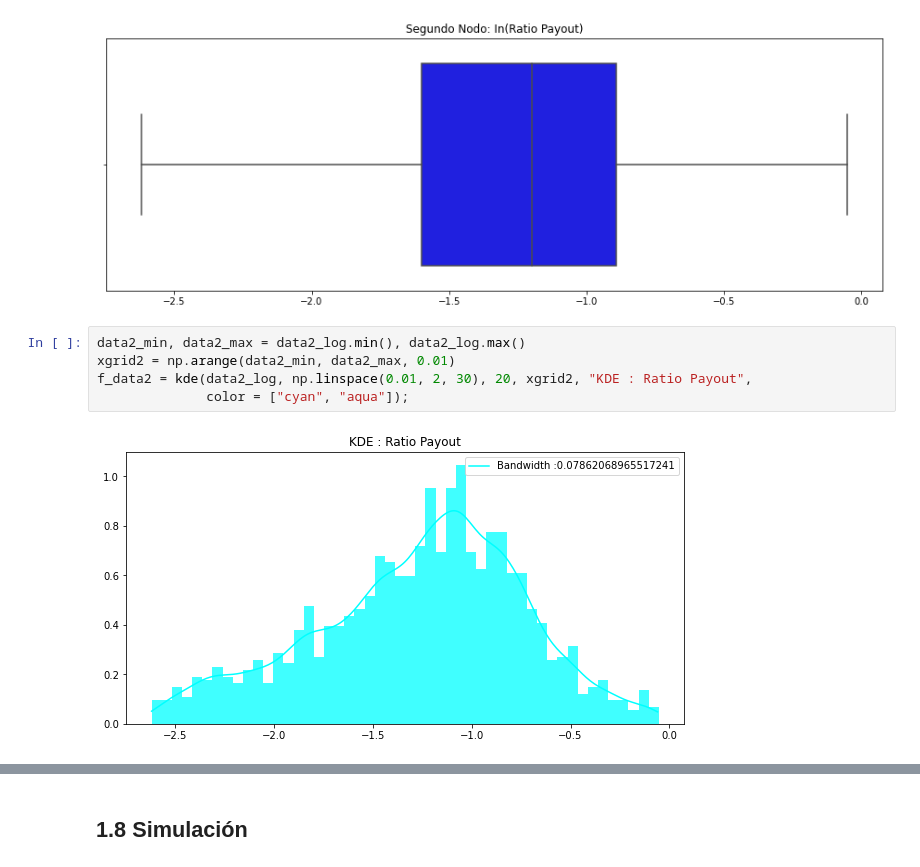
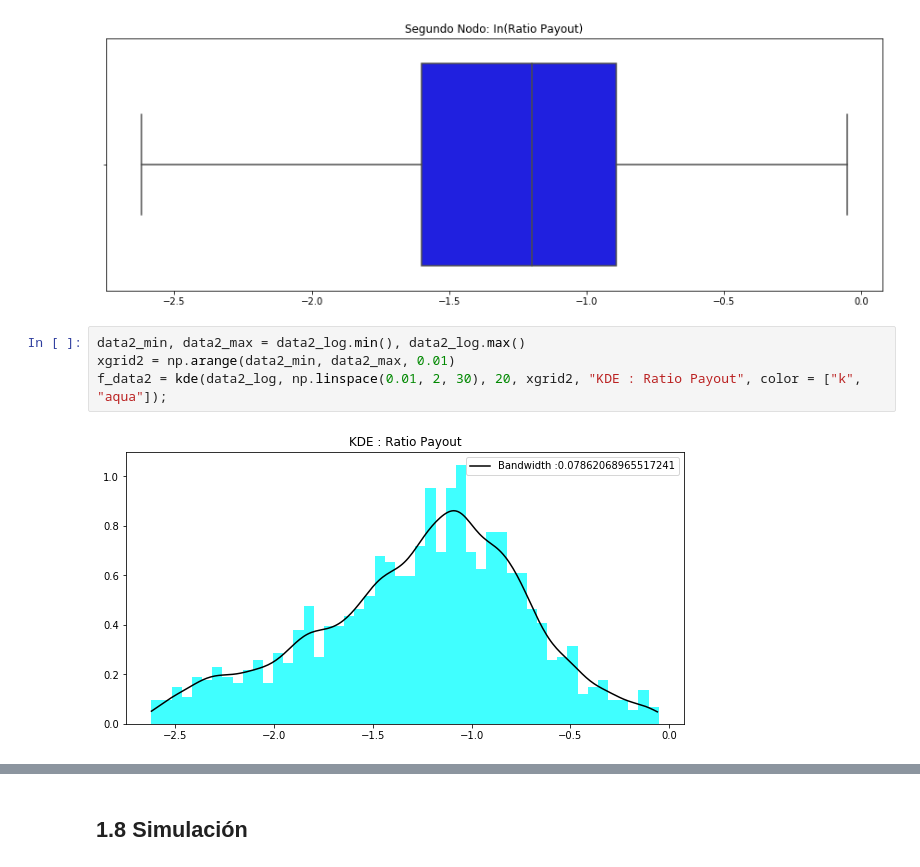
Before and after one commit to EMarquez7/Proyecto_DALopez_EMarquez, a Jupyter notebook: ProyectoModulo1_LazarenoD_DelgadoE.ipynb, the cells around one changed output, grey strips where cells are left out. Cells and saved outputs as stored; diff of their text form.

```diff
--- a/ProyectoModulo1_LazarenoD_DelgadoE.ipynb
+++ b/ProyectoModulo1_LazarenoD_DelgadoE.ipynb
@@ -292,10 +342,9 @@ boxplot(data2_log, (15, 5), "blue", "Segundo Nodo: In(Ratio Payout)")
 # %%
 data2_min, data2_max = data2_log.min(), data2_log.max()
 xgrid2 = np.arange(data2_min, data2_max, 0.01)
-f_data2 = kde(data2_log, np.linspace(0.01, 2, 30), 20, xgrid2, "KDE : Ratio Payout",
-              color = ["cyan", "aqua"]);
+f_data2 = kde(data2_log, np.linspace(0.01, 2, 30), 20, xgrid2, "KDE : Ratio Payout", color = ["k", "aqua"]);
 # %% [output]
-[figure, old version]
+[figure, new version]
 # %%
 max_f2 = f_data2(optimize.fmin(lambda x : -f_data2(x), 0, disp=False))
 t2 = lambda x : np.ones(len(x)) * max_f2
```
Also changed, not shown: parts of 11 cells of this notebook.
